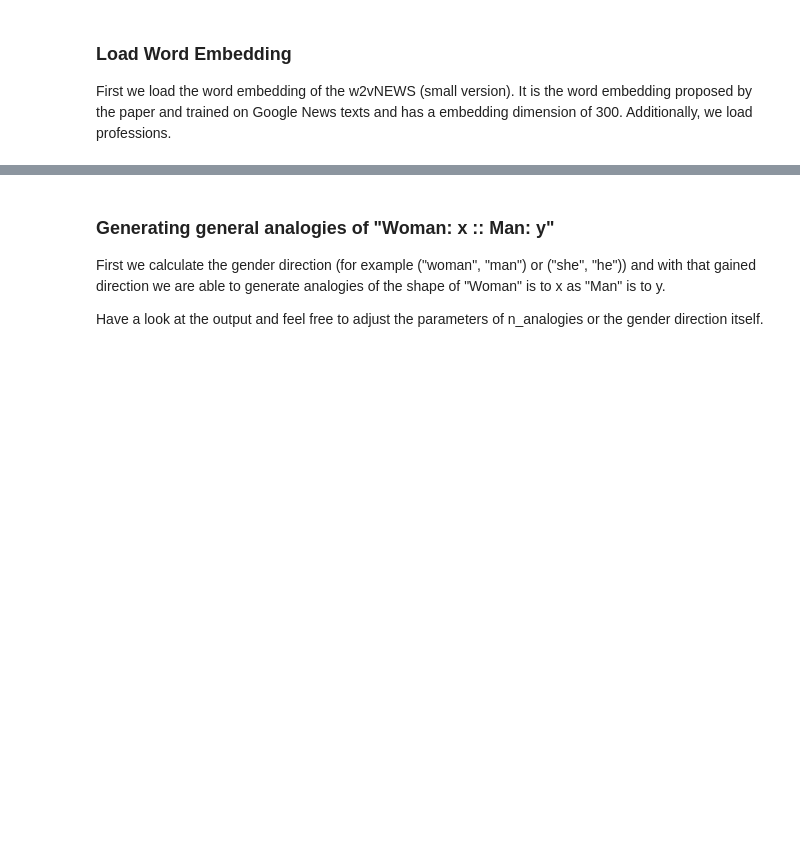
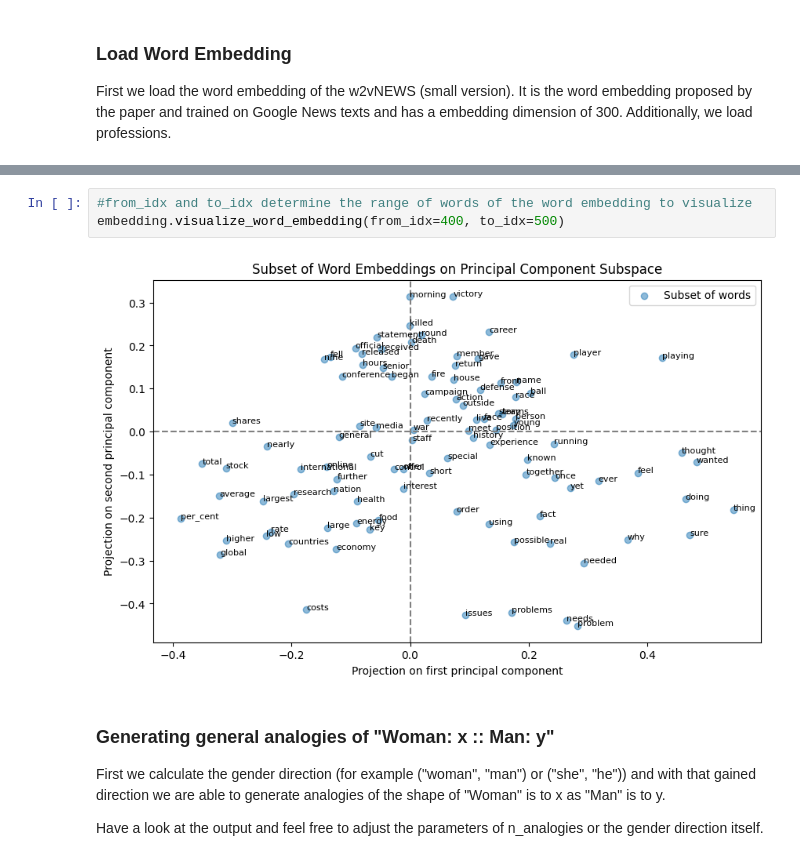
Before and after one commit to le0ff/debiasing-approaches, a Jupyter notebook: demo.ipynb, the cells around one changed output, grey strips where cells are left out. Cells and saved outputs as stored; diff of their text form; blank space fills up the shorter version.

Commit message:
added visualization for word embedding and PCA

```diff
--- a/demo.ipynb
+++ b/demo.ipynb
@@ -36,3 +31,8 @@ stereotypical female -1.0 -> stereotypical male 1.0
+# %%
+#from_idx and to_idx determine the range of words of the word embedding to visualize
+embedding.visualize_word_embedding(from_idx=400, to_idx=500)
+# %% [output]
+[figure, added]
 # %% [markdown]
 ### Generating general analogies of "Woman: x :: Man: y"
 First we calculate the gender direction (for example ("woman", "man") or ("she", "he")) and with that gained direction we are able to generate analogies of the shape of "Woman" is to x as "Man" is to y.
```
Also changed, not shown: parts of 7 cells of this notebook, 3 other files.
